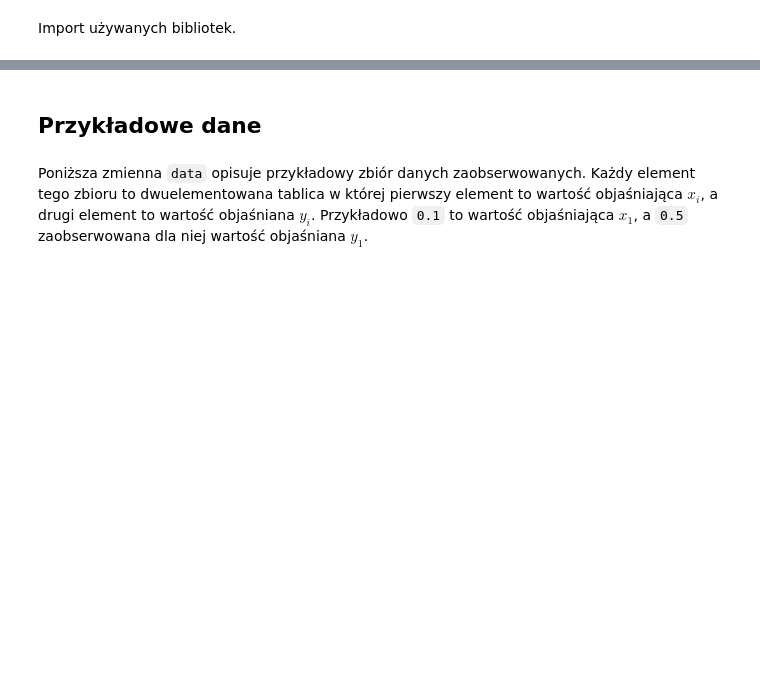
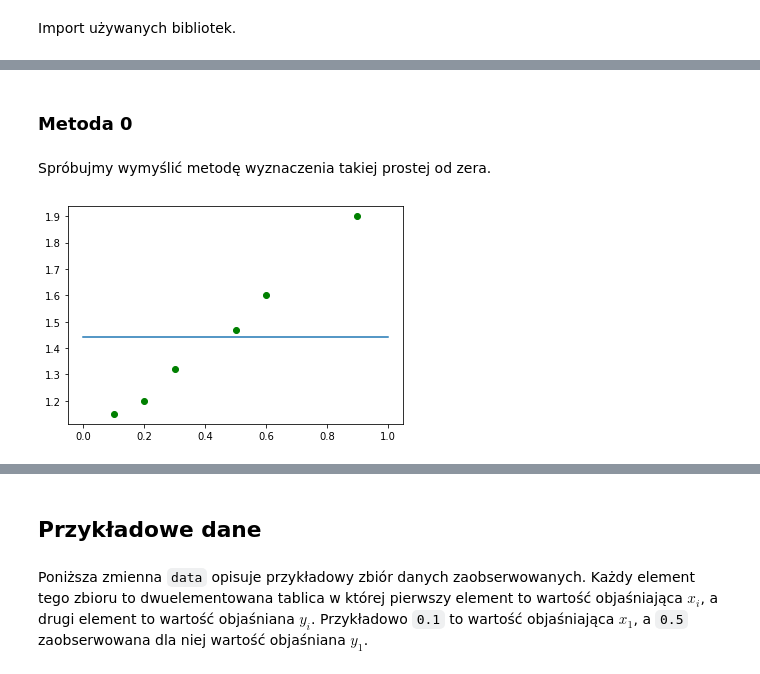
Before and after one commit to fdafadf/ml, a Jupyter notebook: MachineLearning.ipynb, the cells around one changed output, grey strips where cells are left out. Saved outputs shown, nothing was run; the diff lists cells and outputs as text; code cells hidden in the pictures; blank space fills up the shorter version.

```diff
--- a/MachineLearning.ipynb
+++ b/MachineLearning.ipynb
@@ -28,0 +53,10 @@ tutorial.example_1()
+# %% [markdown]
+### Metoda 0
+# %% [markdown]
+Spróbujmy wymyślić metodę wyznaczenia takiej prostej od zera.
+# %%
+a = 0
+b = data[:, 1].mean()
+draw_data_and_line(data, a, b)
+# %% [output]
+[figure, added]
```
Also changed, not shown: parts of 18 cells of this notebook.
